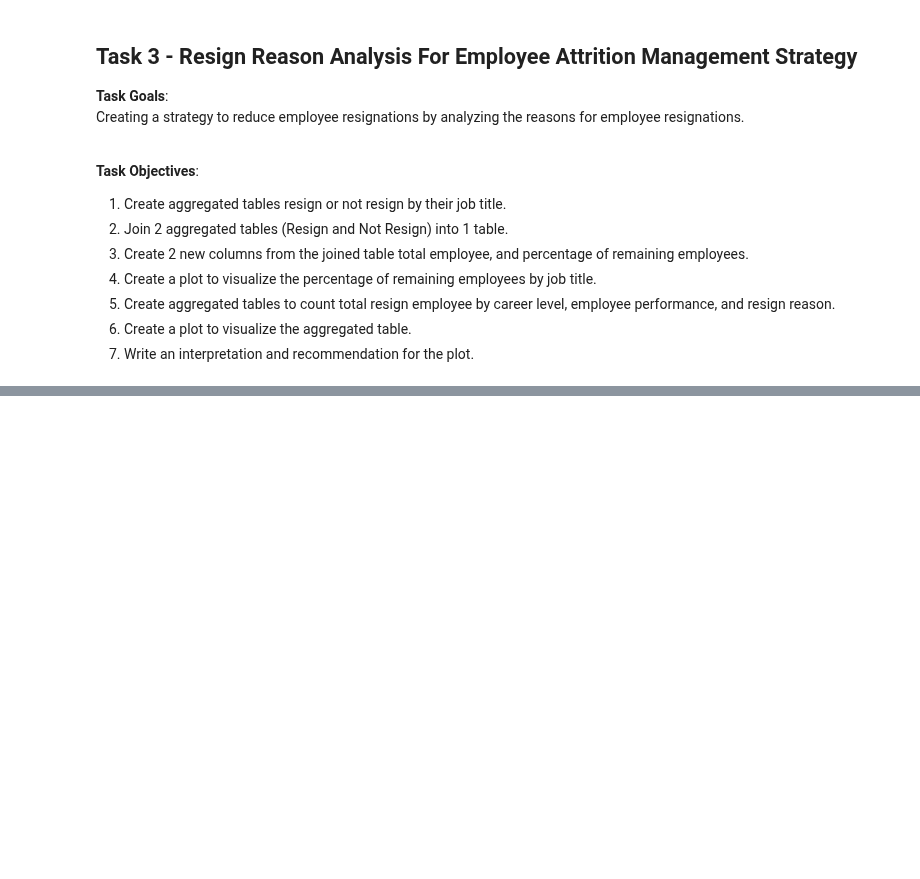
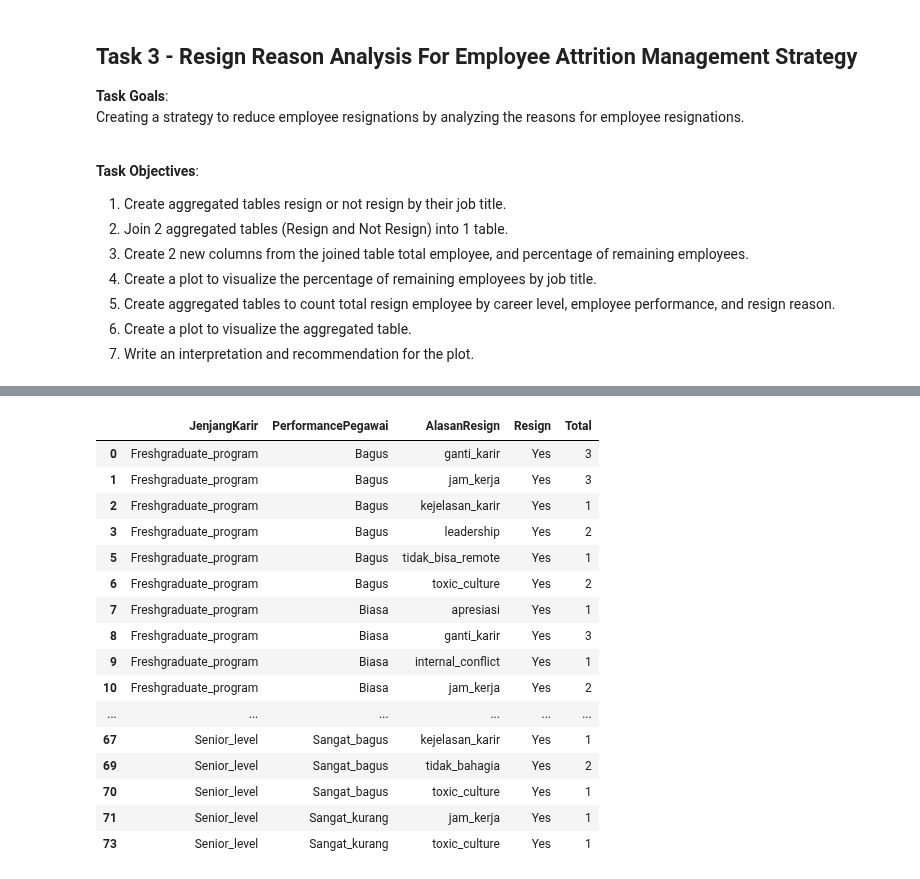
Before and after one commit to azaryasph/Improving-Employee-Retention-By-Predicting-Employee-Attrition-Using-Machine-Learning, a Jupyter notebook: notebook/predict_employee_attrition.ipynb, the cells around one changed output, grey strips where cells are left out. Saved outputs shown, nothing was run; the diff lists cells and outputs as text; code cells hidden in the pictures; blank space fills up the shorter version.

```diff
--- a/notebook/predict_employee_attrition.ipynb
+++ b/notebook/predict_employee_attrition.ipynb
@@ -551,0 +615,23 @@ Creating a strategy to reduce employee resignations by analyzing the reasons for
+# %%
+jpa = data_eda1.groupby(['JenjangKarir', 'PerformancePegawai', 'AlasanResign'])['Resign'].value_counts().reset_index(name='Total')
+
+jpa_res = jpa[jpa['Resign']=='Yes']
+jpa_res
+# %% [output]
+|  | JenjangKarir | PerformancePegawai | AlasanResign | Resign | Total |
+| 0 | Freshgraduate_program | Bagus | ganti_karir | Yes | 3 |
+| 1 | Freshgraduate_program | Bagus | jam_kerja | Yes | 3 |
+| 2 | Freshgraduate_program | Bagus | kejelasan_karir | Yes | 1 |
+| 3 | Freshgraduate_program | Bagus | leadership | Yes | 2 |
+| 5 | Freshgraduate_program | Bagus | tidak_bisa_remote | Yes | 1 |
+| 6 | Freshgraduate_program | Bagus | toxic_culture | Yes | 2 |
+| 7 | Freshgraduate_program | Biasa | apresiasi | Yes | 1 |
+| 8 | Freshgraduate_program | Biasa | ganti_karir | Yes | 3 |
+| 9 | Freshgraduate_program | Biasa | internal_conflict | Yes | 1 |
+| 10 | Freshgraduate_program | Biasa | jam_kerja | Yes | 2 |
+| ... | ... | ... | ... | ... | ... |
+| 67 | Senior_level | Sangat_bagus | kejelasan_karir | Yes | 1 |
+| 69 | Senior_level | Sangat_bagus | tidak_bahagia | Yes | 2 |
+| 70 | Senior_level | Sangat_bagus | toxic_culture | Yes | 1 |
+| 71 | Senior_level | Sangat_kurang | jam_kerja | Yes | 1 |
+| 73 | Senior_level | Sangat_kurang | toxic_culture | Yes | 1 |
```
Also changed, not shown: parts of 8 cells of this notebook.
